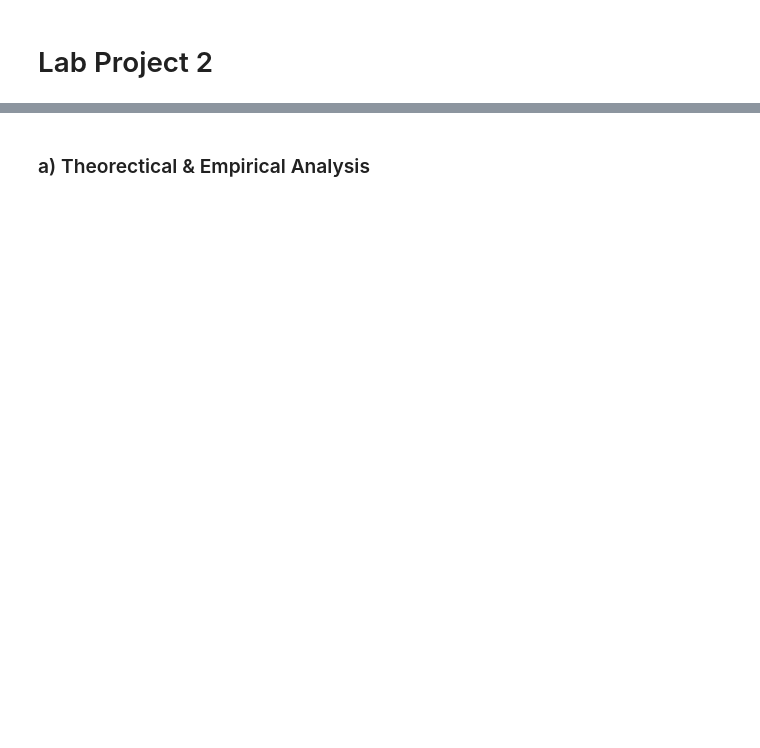
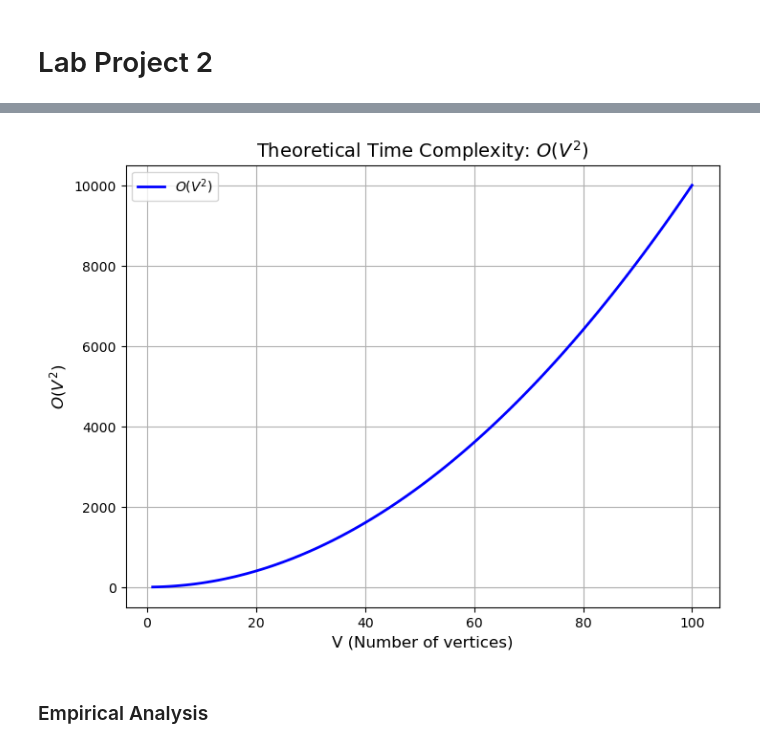
Before and after one commit to acmin1/SC2001Projects, a Jupyter notebook: lab2/lab2notebook.ipynb, the cells around one changed output, grey strips where cells are left out. Drawn from its saved outputs; the diff is of its cells as text; code cells hidden in the pictures; blank space fills up the shorter version.

```diff
--- a/lab2/lab2notebook.ipynb
+++ b/lab2/lab2notebook.ipynb
@@ -168,2 +201,20 @@ Shortest path from 0 to 4: [0, 4]
+# %%
+# Generate V values (number of vertices)
+V_values = np.arange(1, 101)  # V values from 1 to 100
+
+# Calculate V^2 for each V
+V_square_values = V_values ** 2
+
+# Plot the graph
+plt.figure(figsize=(8, 6))
+plt.plot(V_values, V_square_values, label="$O(V^2)$", color="b", linewidth=2)
+plt.title("Theoretical Time Complexity: $O(V^2)$", fontsize=14)
+plt.xlabel("V (Number of vertices)", fontsize=12)
+plt.ylabel("$O(V^2)$", fontsize=12)
+plt.grid(True)
+plt.legend()
+plt.show()
+# %% [output]
+[figure, added]
 # %% [markdown]
-### a) Theorectical & Empirical Analysis
+### Empirical Analysis
```
Also changed, not shown: parts of 18 cells of this notebook.
